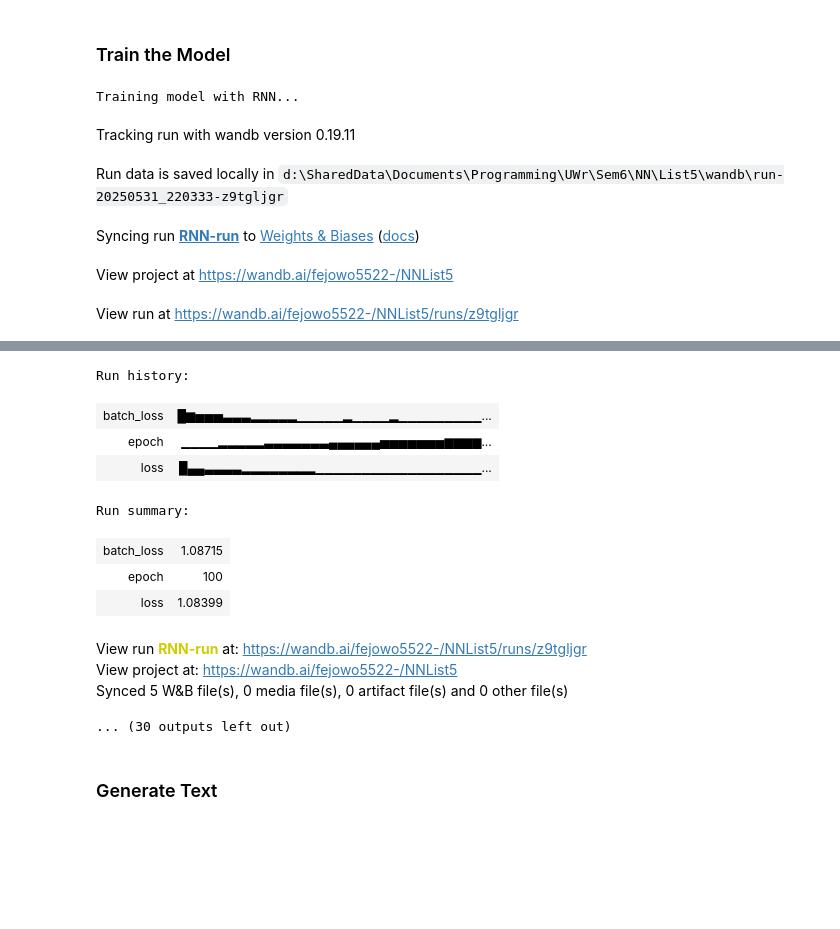
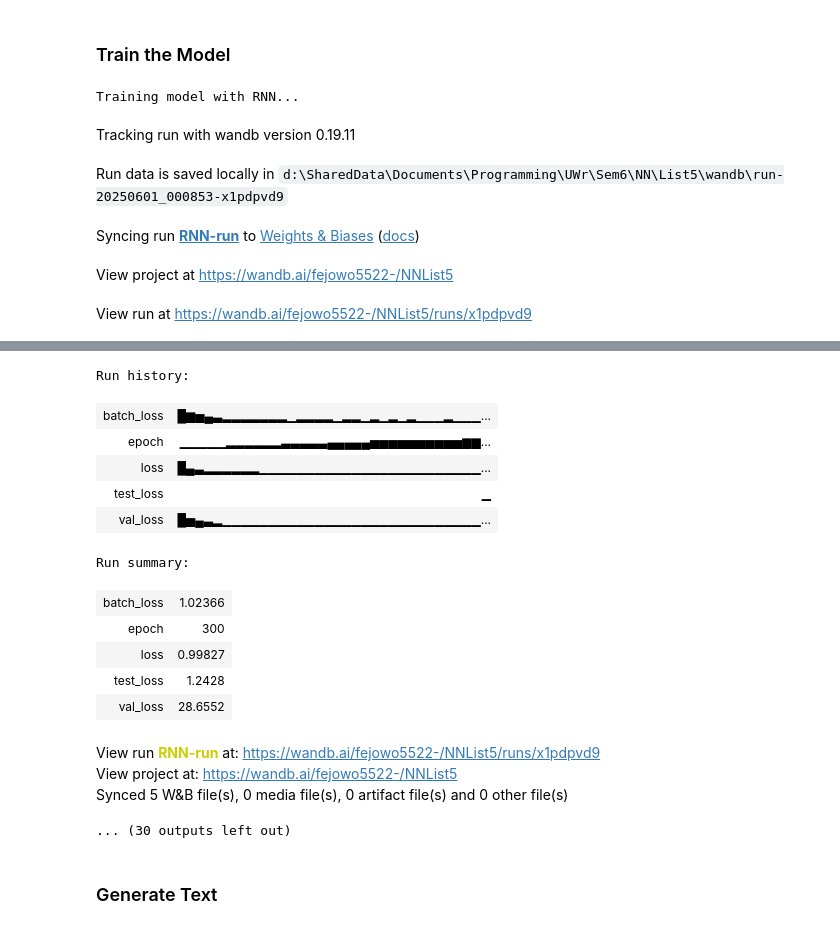
Before and after one commit to PatrykFlama/UWr, a Jupyter notebook: Sem6/NN/List5/Task5.ipynb, the cells around one changed output, grey strips where cells are left out. Drawn from its saved outputs; the diff is of its cells as text; code cells hidden in the pictures; blank space fills up the shorter version.

```diff
--- a/Sem6/NN/List5/Task5.ipynb
+++ b/Sem6/NN/List5/Task5.ipynb
@@ -175,11 +175,11 @@ torch.save({
 }, DATA_PATH)
 # %%
 # load the dataset
-loaded_data = torch.load(DATA_PATH)
-token_ids = loaded_data['token_ids']
-vocab = loaded_data['vocab']
-inv_vocab = loaded_data['inv_vocab']
-embedding_matrix = loaded_data['embedding_matrix']
+# loaded_data = torch.load(DATA_PATH)
+# token_ids = loaded_data['token_ids']
+# vocab = loaded_data['vocab']
+# inv_vocab = loaded_data['inv_vocab']
+# embedding_matrix = loaded_data['embedding_matrix']
 # %% [markdown]
 ### Build a Recurrent Language Model
 # %%
@@ -220,7 +220,12 @@ class WordDataset(Dataset):
         return torch.tensor(self.inputs[idx]), torch.tensor(self.targets[idx])
 # %%
 dataset = WordDataset(token_ids, SEQ_LEN)
-dataloader = DataLoader(dataset, batch_size=BATCH_SIZE, shuffle=True)
+# dataloader = DataLoader(dataset, batch_size=BATCH_SIZE, shuffle=True)
+
+train_ds, val_ds, test_ds = random_split(dataset, [0.8, 0.1, 0.1])
+train_loader = DataLoader(train_ds, batch_size=BATCH_SIZE, shuffle=True)
+val_loader = DataLoader(val_ds, batch_size=BATCH_SIZE, shuffle=False)
+test_loader = DataLoader(test_ds, batch_size=BATCH_SIZE, shuffle=False)
 # %%
 def train_model(rnn_type: str, num_epochs=100, lr=0.001):
     print(f"\nTraining model with {rnn_type}...")
@@ -256,7 +261,7 @@ def train_model(rnn_type: str, num_epochs=100, lr=0.001):
         model.train()
         total_loss = 0
 
-        for inputs, targets in dataloader:
+        for inputs, targets in train_loader:
             inputs, targets = inputs.to(_device), targets.to(_device)
 
             optimizer.zero_grad()
@@ -269,44 +274,68 @@ def train_model(rnn_type: str, num_epochs=100, lr=0.001):
             total_loss += loss.item()
             wandb.log({"batch_loss": loss.item()})
 
-        avg_loss = total_loss / len(dataloader)
+        avg_loss = total_loss / len(train_loader)
+
+        model.eval()
+        val_loss = 0.0
+        with torch.no_grad():
+            for inputs, targets in val_loader:
+                inputs, targets = inputs.to(_device), targets.to(_device)
+                output, _ = model(inputs)
+                val_loss += criterion(output.view(-1, len(vocab)), targets.view(-1))
+
         loss_history.append(avg_loss)
-        wandb.log({"epoch": epoch + 1, "loss": avg_loss})
+        wandb.log({"epoch": epoch + 1, "loss": avg_loss, "val_loss": val_loss})
+
+
+    model.eval()
+    with torch.no_grad():
+        test_loss = 0.0
+        for inputs, targets in test_loader:
+            inputs, targets = inputs.to(_device), targets.to(_device)
+            output, _ = model(inputs)
+            test_loss += criterion(output.view(-1, len(vocab)), targets.view(-1))
+    test_loss /= len(test_loader)
+    wandb.log({"test_loss": test_loss})
 
     wandb.finish()
     return model, loss_history
 # %%
 models = {}
 histories = {}
 
 for model_type in ["RNN", "LSTM", "GRU"]:
-    model, history = train_model(model_type)
+    model, history = train_model(model_type, 300)
     models[model_type] = model
     histories[model_type] = history
 
     plt.plot(history, label=model_type)
     plt.xlabel("Epoch")
     plt.ylabel("Training Loss")
     plt.title("Training Loss over Epochs")
     plt.grid(True)
     plt.show()
 # %% [output]
 Training model with RNN...
 Tracking run with wandb version 0.19.11
-Run data is saved locally in d:\SharedData\Documents\Programming\UWr\Sem6\NN\List5\wandb\run-20250531_220333-z9tgljgr
+Run data is saved locally in d:\SharedData\Documents\Programming\UWr\Sem6\NN\List5\wandb\run-20250601_000853-x1pdpvd9
 Syncing run RNN-run to Weights & Biases (docs)
 View project at https://wandb.ai/fejowo5522-/NNList5
-View run at https://wandb.ai/fejowo5522-/NNList5/runs/z9tgljgr
+View run at https://wandb.ai/fejowo5522-/NNList5/runs/x1pdpvd9
 [interactive output not drawn]
 Run history:
-| batch_loss | █▆▅▅▅▃▃▃▂▂▂▂▂▁▁▁▁▁▂▁▁▁▁▂▁▁▁▁▁▁▁▁▁... |
-| epoch | ▁▁▁▁▂▂▂▂▂▃▃▃▃▃▃▃▄▄▄▄▄▄▅▅▅▅▅▅▅▆▆▆▆... |
-| loss | █▄▄▃▃▃▃▂▂▂▂▂▂▂▂▁▁▁▁▁▁▁▁▁▁▁▁▁▁▁▁▁▁... |
+| batch_loss | █▆▅▄▃▂▂▂▂▂▂▂▁▂▂▂▂▁▂▂▁▂▁▂▁▂▁▁▁▂▁▁▁... |
+| epoch | ▁▁▁▁▁▂▂▂▂▂▂▃▃▃▃▃▄▄▄▄▄▅▅▅▅▅▅▅▅▅▅▆▆... |
+| loss | █▄▃▂▂▂▂▂▂▁▁▁▁▁▁▁▁▁▁▁▁▁▁▁▁▁▁▁▁▁▁▁▁... |
+| test_loss | ▁ |
+| val_loss | █▅▄▃▂▁▁▁▁▁▁▁▁▁▁▁▁▁▁▁▁▁▁▁▁▁▁▁▁▁▁▁▁... |
 Run summary:
-| batch_loss | 1.08715 |
-| epoch | 100 |
-| loss | 1.08399 |
+| batch_loss | 1.02366 |
+| epoch | 300 |
+| loss | 0.99827 |
+| test_loss | 1.2428 |
+| val_loss | 28.6552 |
-View run RNN-run at: https://wandb.ai/fejowo5522-/NNList5/runs/z9tgljgr
+View run RNN-run at: https://wandb.ai/fejowo5522-/NNList5/runs/x1pdpvd9
 View project at: https://wandb.ai/fejowo5522-/NNList5
 Synced 5 W&B file(s), 0 media file(s), 0 artifact file(s) and 0 other file(s)
 ... (30 outputs left out)
```
Also changed, not shown: parts of 4 cells of this notebook.
